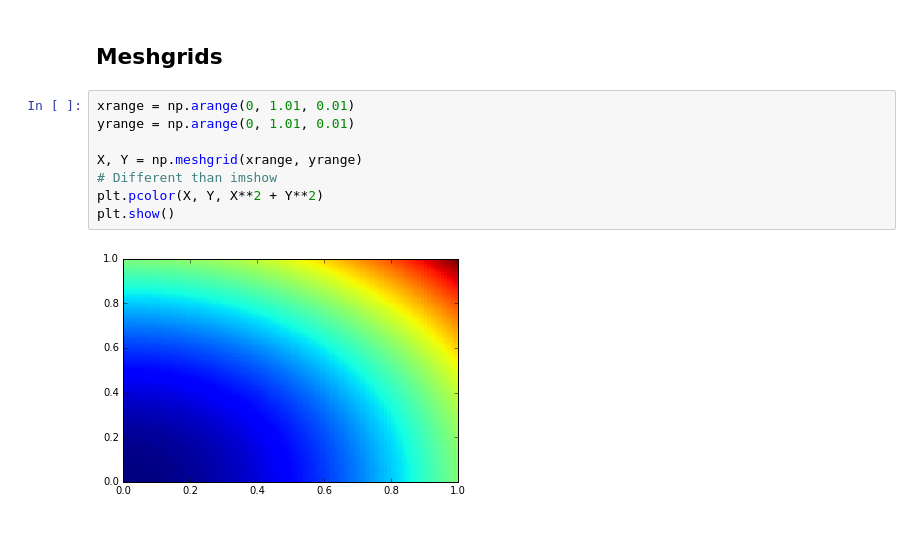
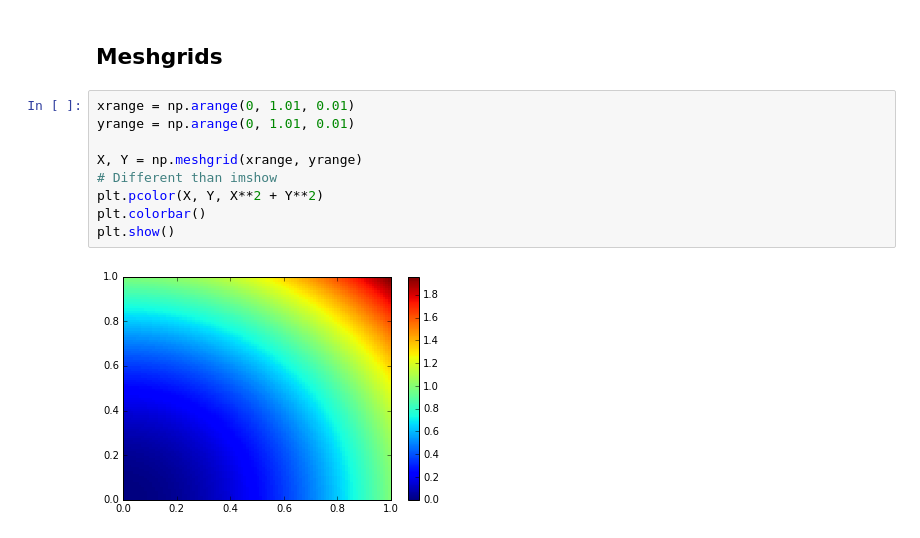
Before and after one commit to swcarpentry/python-second-language, a Jupyter notebook: code/numpy.ipynb, the cells around one changed output. Cells and saved outputs as stored; diff of their text form.

```diff
--- a/code/numpy.ipynb
+++ b/code/numpy.ipynb
@@ -80,10 +112,11 @@ array([5, 6, 7, 8, 9])
 # %%
 xrange = np.arange(0, 1.01, 0.01)
 yrange = np.arange(0, 1.01, 0.01)
 
 X, Y = np.meshgrid(xrange, yrange)
 # Different than imshow
 plt.pcolor(X, Y, X**2 + Y**2)
+plt.colorbar()
 plt.show()
 # %% [output]
-[figure, old version]
+[figure, new version]
```
Also changed, not shown: parts of 24 cells of this notebook, 1 other file.
